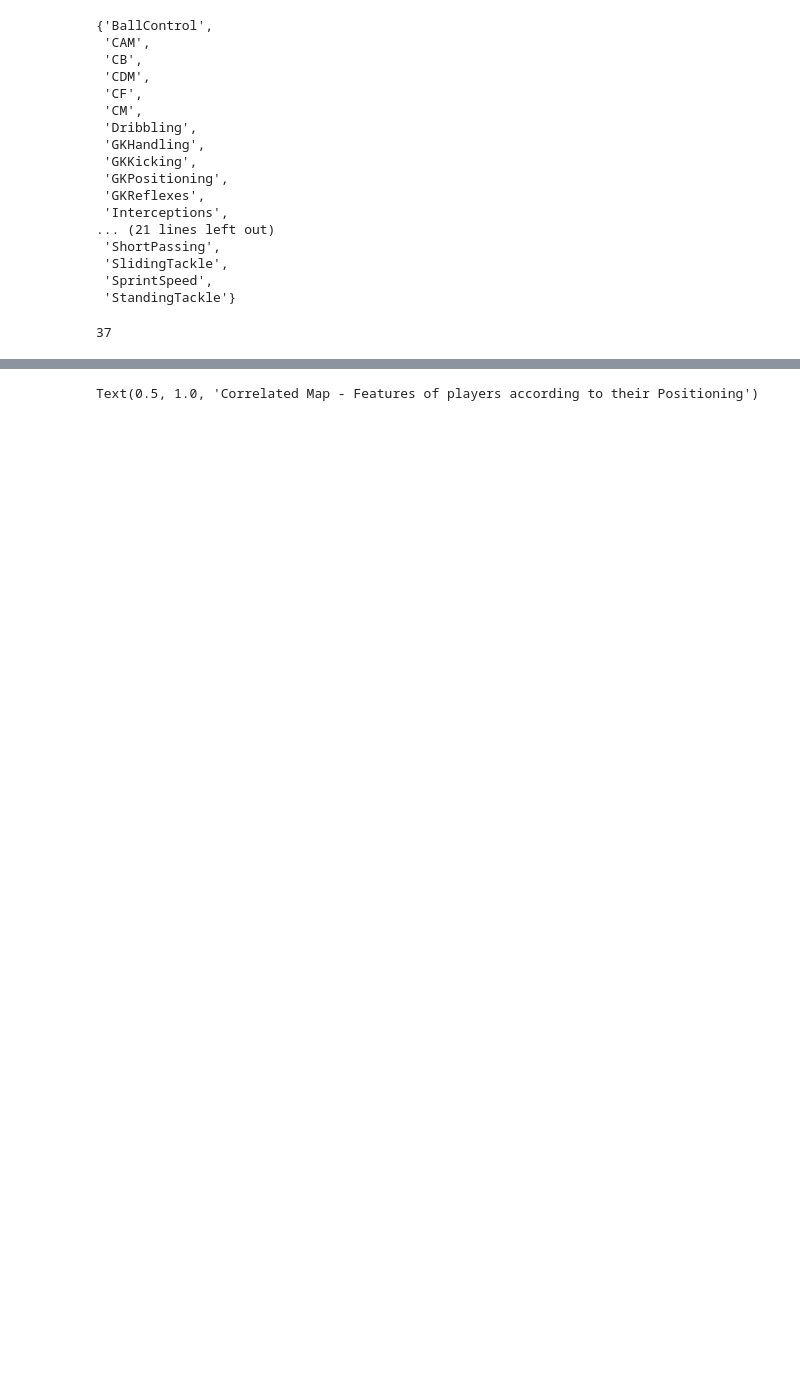
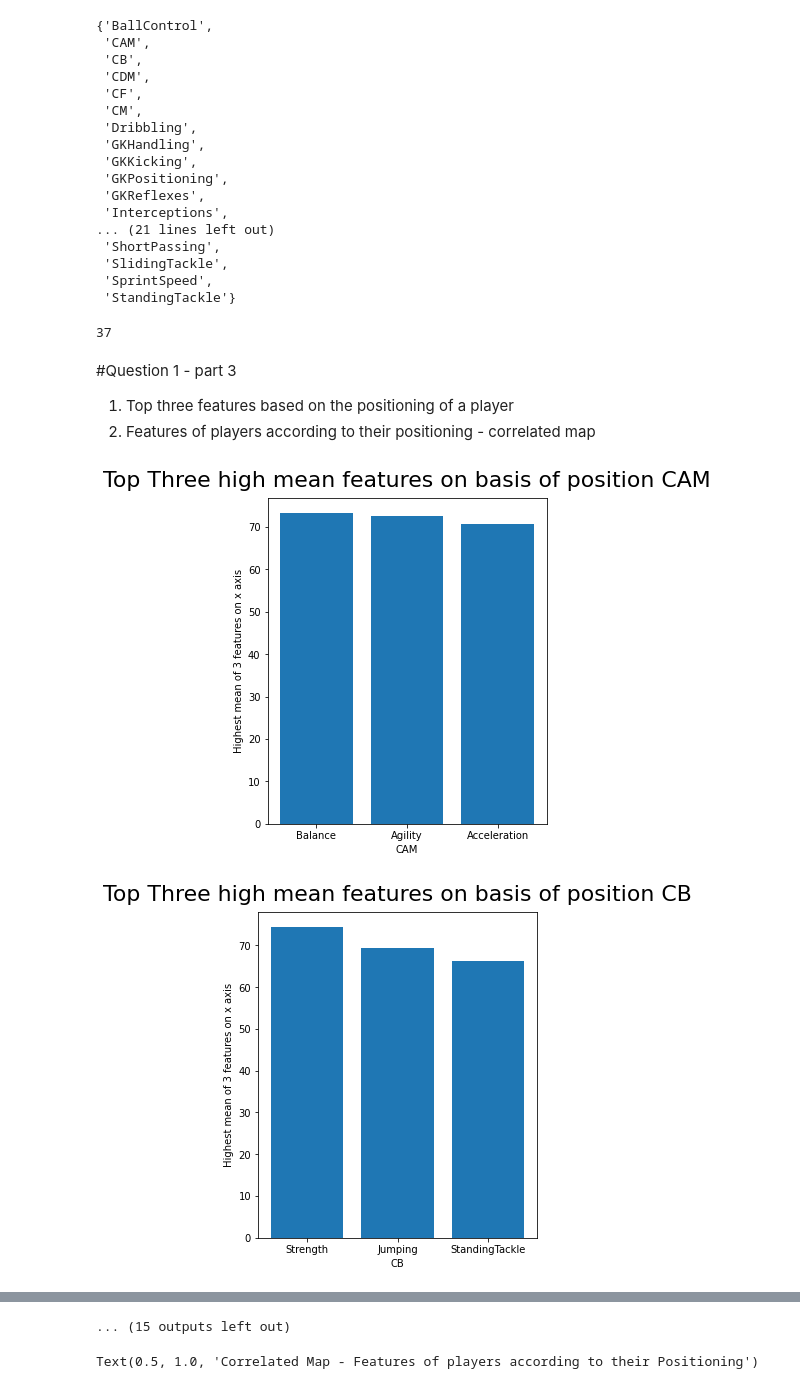
Before and after one commit to bachinaram/DataAnalytics1, a Jupyter notebook: DA1_assignment1q2.ipynb, the cells around one changed output, grey strips where cells are left out. Drawn from its saved outputs; the diff is of its cells as text; code cells hidden in the pictures; blank space fills up the shorter version.

```diff
--- a/DA1_assignment1q2.ipynb
+++ b/DA1_assignment1q2.ipynb
@@ -291,6 +291,12 @@ df1['Wage']
 18205      1000.0
 18206      1000.0
 Name: Wage, Length: 18207, dtype: float64
+# %%
+main_columns=['Crossing', 'Finishing',	'HeadingAccuracy',	'ShortPassing',	'Volleys',	'Dribbling',	'Curve',
+              'FKAccuracy',	'LongPassing',	'BallControl',	'Acceleration',	'SprintSpeed',	'Agility',	'Reactions',
+              'Balance',	'ShotPower',	'Jumping',	'Stamina',	'Strength',	'LongShots',	'Aggression',	'Interceptions',
+              'Positioning',	'Vision',	'Penalties',	'Composure',	'Marking',	'StandingTackle',	'SlidingTackle']
+groups = df1.groupby(df1['Position'])[main_columns].mean().iterrows()
 # %% [markdown]
 #Question1 - part1
 "get current axes". "Current" here means that it provides a handle to the last active axes. If there is no axes yet, an axes will be created.
@@ -411,3 +406,20 @@ correlated_features
 len(correlated_features)
 # %% [output]
 37
+# %% [markdown]
+#Question 1 - part 3
+
+1. Top three features based on the positioning of a player
+2. Features of players according to their positioning - correlated map
+# %%
+for pos,j in groups:
+  three_high_mean_columns = dict(j.nlargest(3))
+  plt.figure(figsize=(5,6))
+  plt.bar(range(len(three_high_mean_columns)), list(three_high_mean_columns.values()), align='center')
+  plt.title("Top Three high mean features on basis of position "+pos, y=1.015, fontsize=22);
+  plt.xticks(range(len(three_high_mean_columns)), list(three_high_mean_columns.keys()))
+  plt.ylabel('Highest mean of 3 features on x axis')
+  plt.xlabel(pos)
+# %% [output]
+[figure, added]
+[figure, added]
@@ -414,3 +436,4 @@ len(correlated_features)
+... (15 outputs left out)
 # %%
 #all the na values are automatically excluded when doing the pairwise comparision
 #we are correlating all the columns with Positioning column, so the value of Position will becomes 1
```
Also changed, not shown: parts of 12 cells of this notebook.
